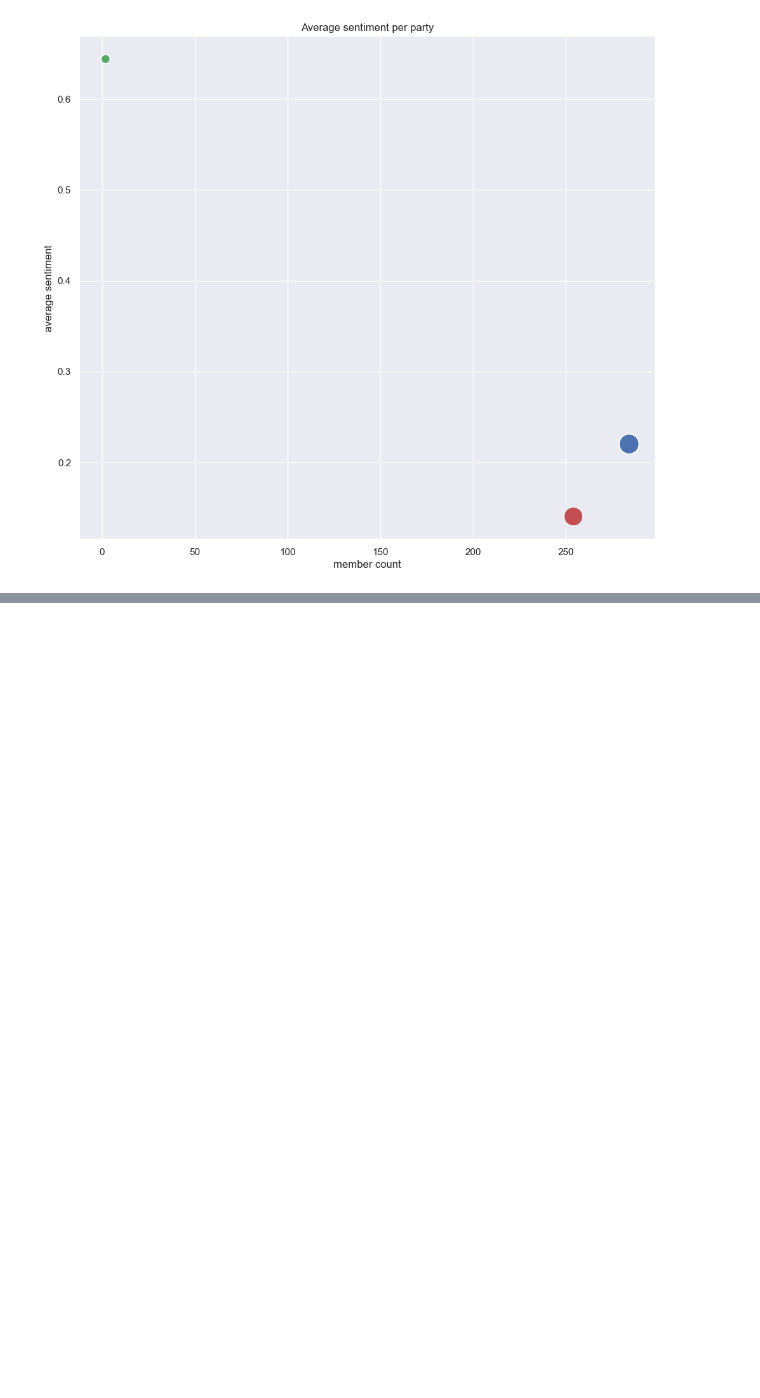
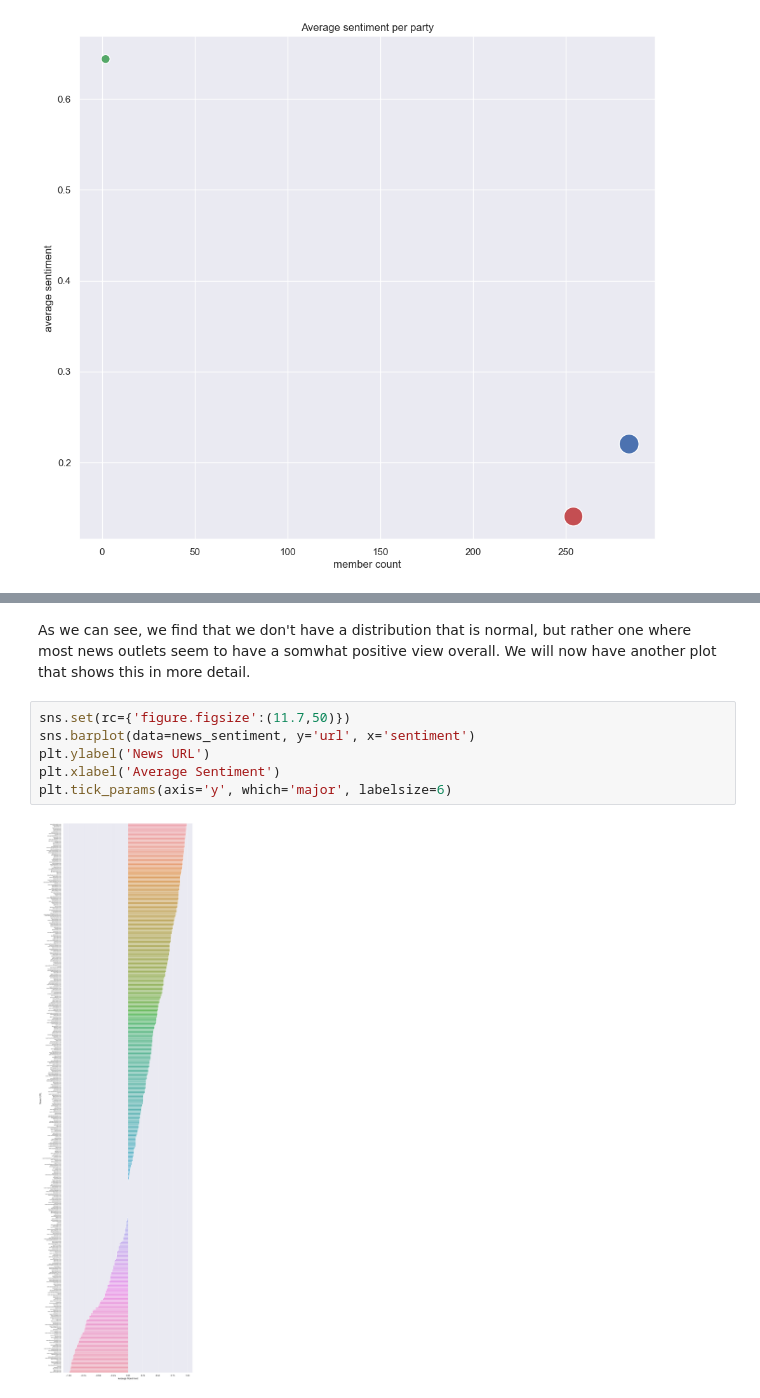
Before and after one commit to WizenPainter/Politician_Graph, a Jupyter notebook: Final_report.ipynb, the cells around one changed output, grey strips where cells are left out. Cells and saved outputs as stored; diff of their text form; blank space fills up the shorter version.

```diff
--- a/Final_report.ipynb
+++ b/Final_report.ipynb
@@ -132,0 +177,10 @@ Text(0.5, 1.0, 'Average sentiment per party')
+# %% [markdown]
+As we can see, we find that we don't have a distribution that is normal, but rather one where most news outlets seem to have a somwhat positive view overall. We will now have another plot that shows this in more detail.
+# %%
+sns.set(rc={'figure.figsize':(11.7,50)})
+sns.barplot(data=news_sentiment, y='url', x='sentiment')
+plt.ylabel('News URL')
+plt.xlabel('Average Sentiment')
+plt.tick_params(axis='y', which='major', labelsize=6)
+# %% [output]
+[figure, added]
```
Also changed, not shown: parts of 48 cells of this notebook.
